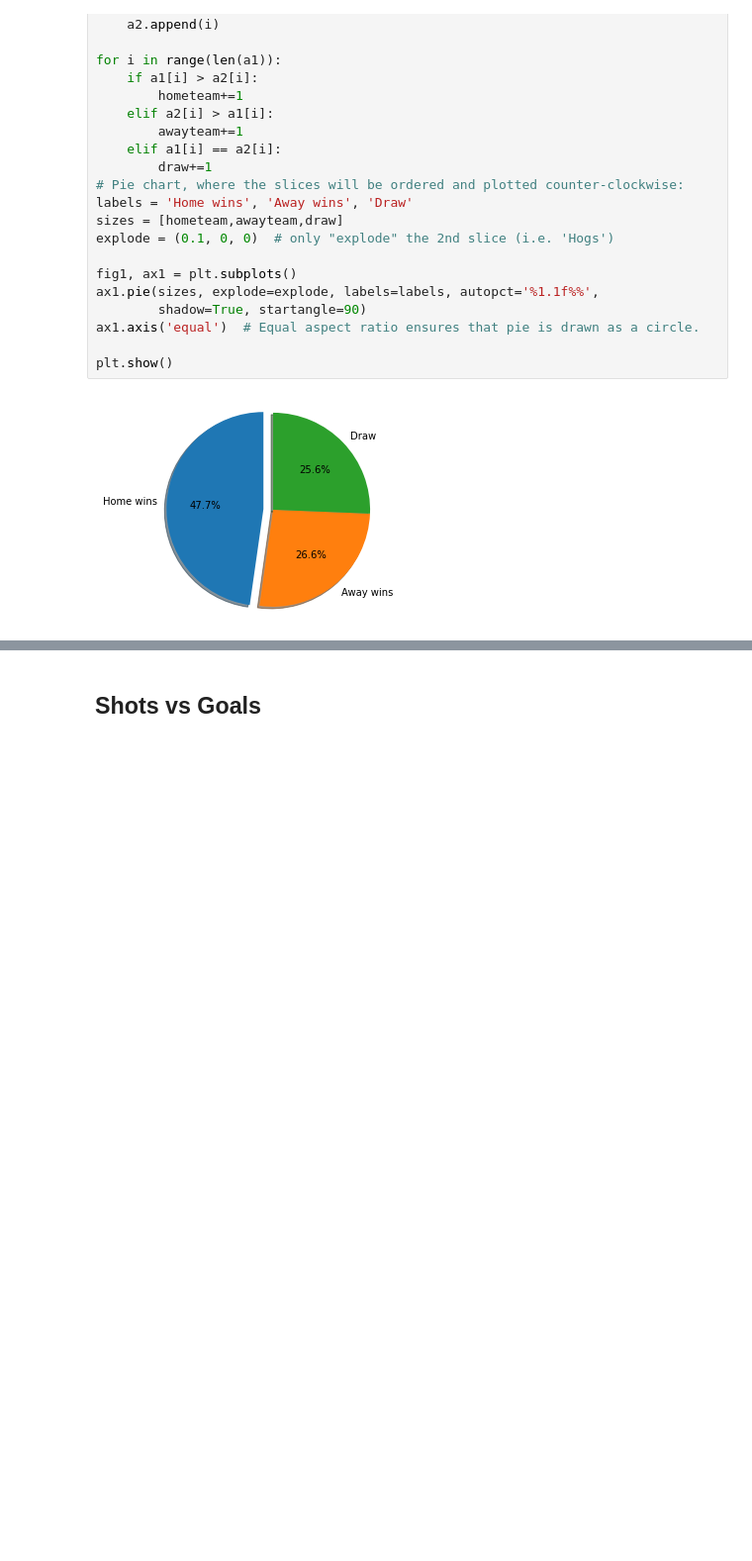
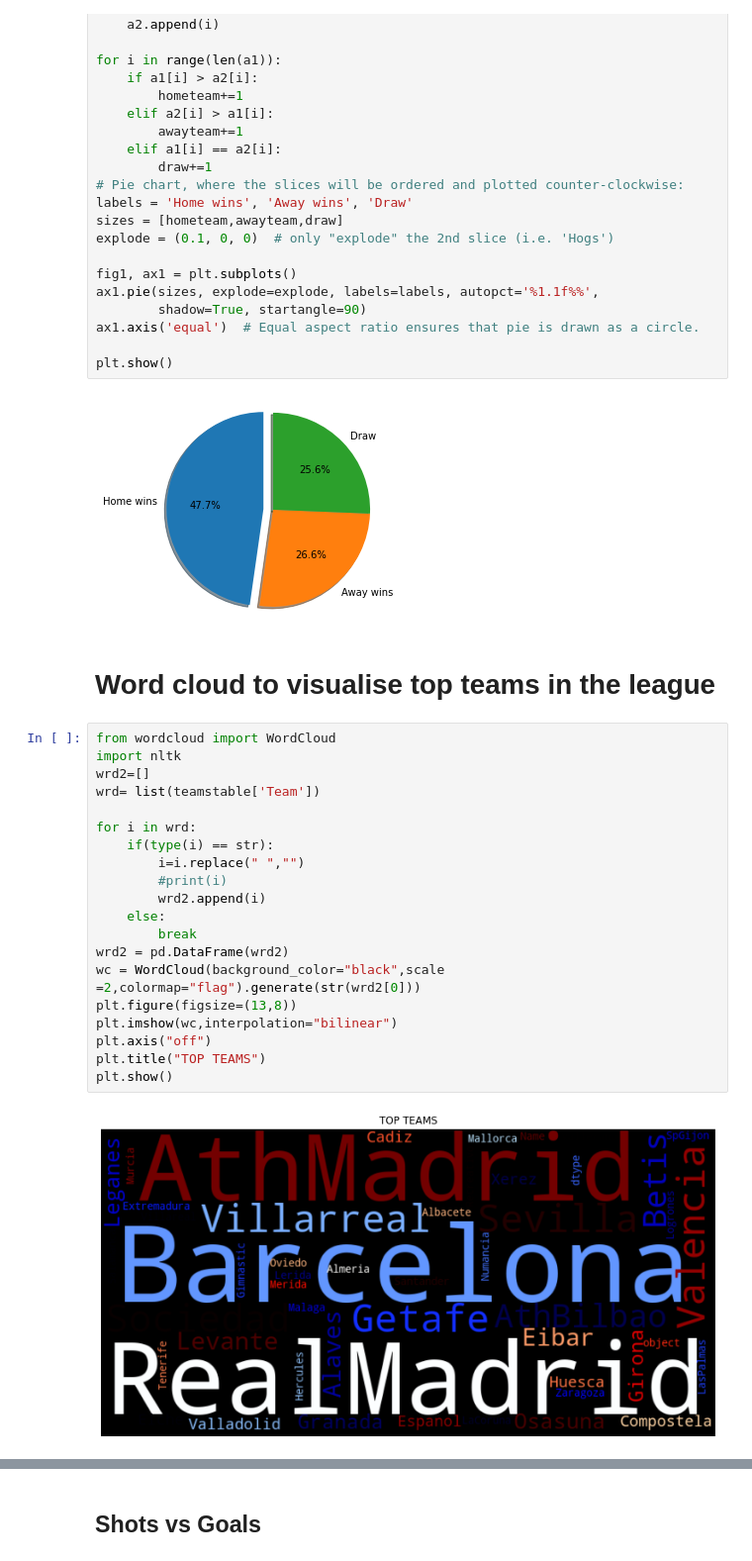
Before and after one commit to gagan2005/Soccer_Prediction_And_DataAnalysis, a Jupyter notebook: main.ipynb, the cells around one changed output, grey strips where cells are left out. Shown at 99% size. Drawn from its saved outputs; the diff is of its cells as text; blank space fills up the shorter version.

Commit message:
Added correlation matrix and wordcloud for top teams

```diff
--- a/main.ipynb
+++ b/main.ipynb
@@ -308,3 +312,27 @@ ax1.axis('equal')  # Equal aspect ratio ensures that pie is drawn as a circle.
 plt.show()
 # %% [output]
 [figure]
+# %% [markdown]
+# Word cloud to visualise top teams in the league
+# %%
+from wordcloud import WordCloud
+import nltk
+wrd2=[]
+wrd= list(teamstable['Team'])
+
+for i in wrd:
+    if(type(i) == str):
+        i=i.replace(" ","")
+        #print(i)
+        wrd2.append(i)
+    else:
+        break
+wrd2 = pd.DataFrame(wrd2)
+wc = WordCloud(background_color="black",scale =2,colormap="flag").generate(str(wrd2[0]))
+plt.figure(figsize=(13,8))
+plt.imshow(wc,interpolation="bilinear")
+plt.axis("off")
+plt.title("TOP TEAMS")
+plt.show()
+# %% [output]
+[figure, added]
```
Also changed, not shown: parts of 7 cells of this notebook.
